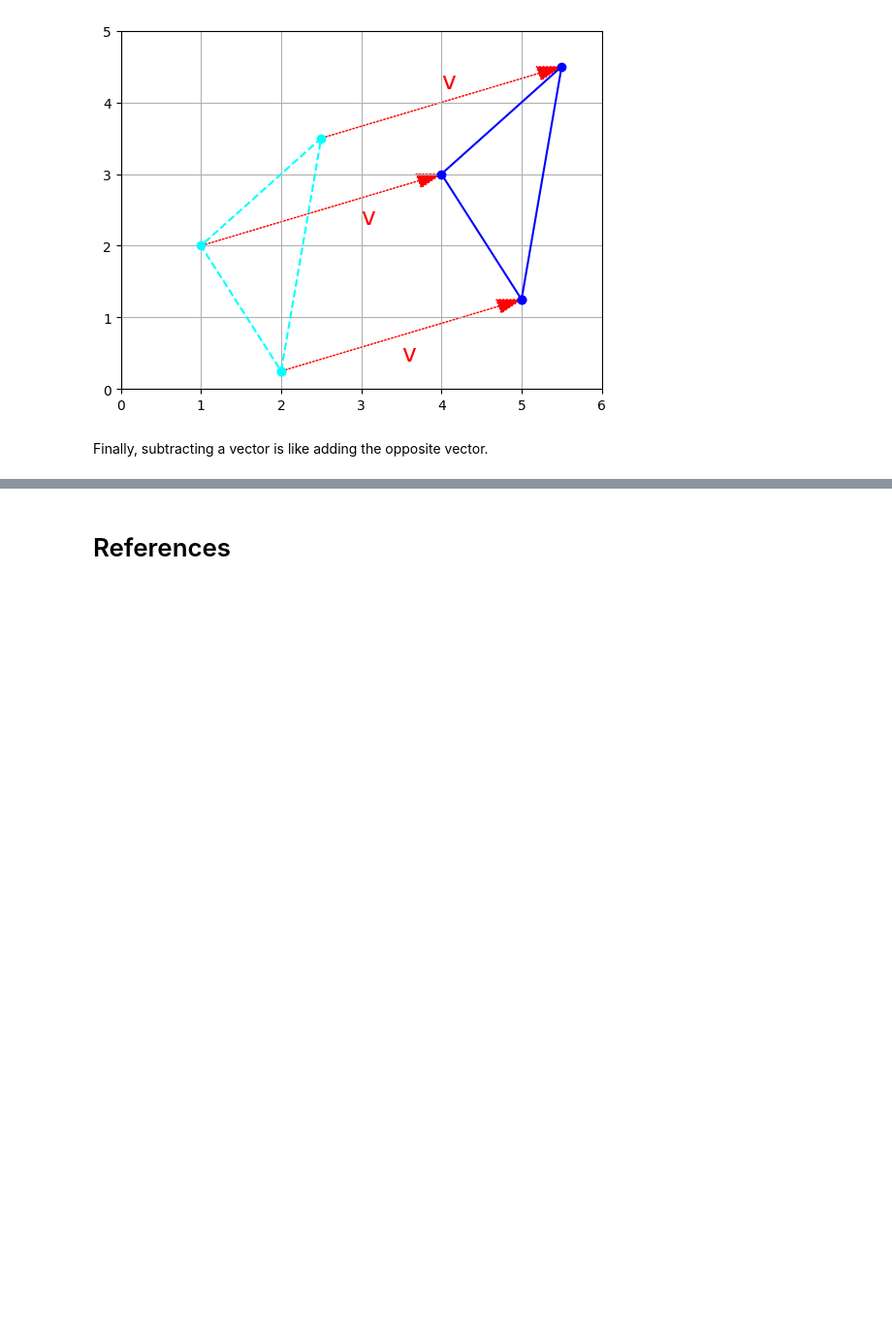
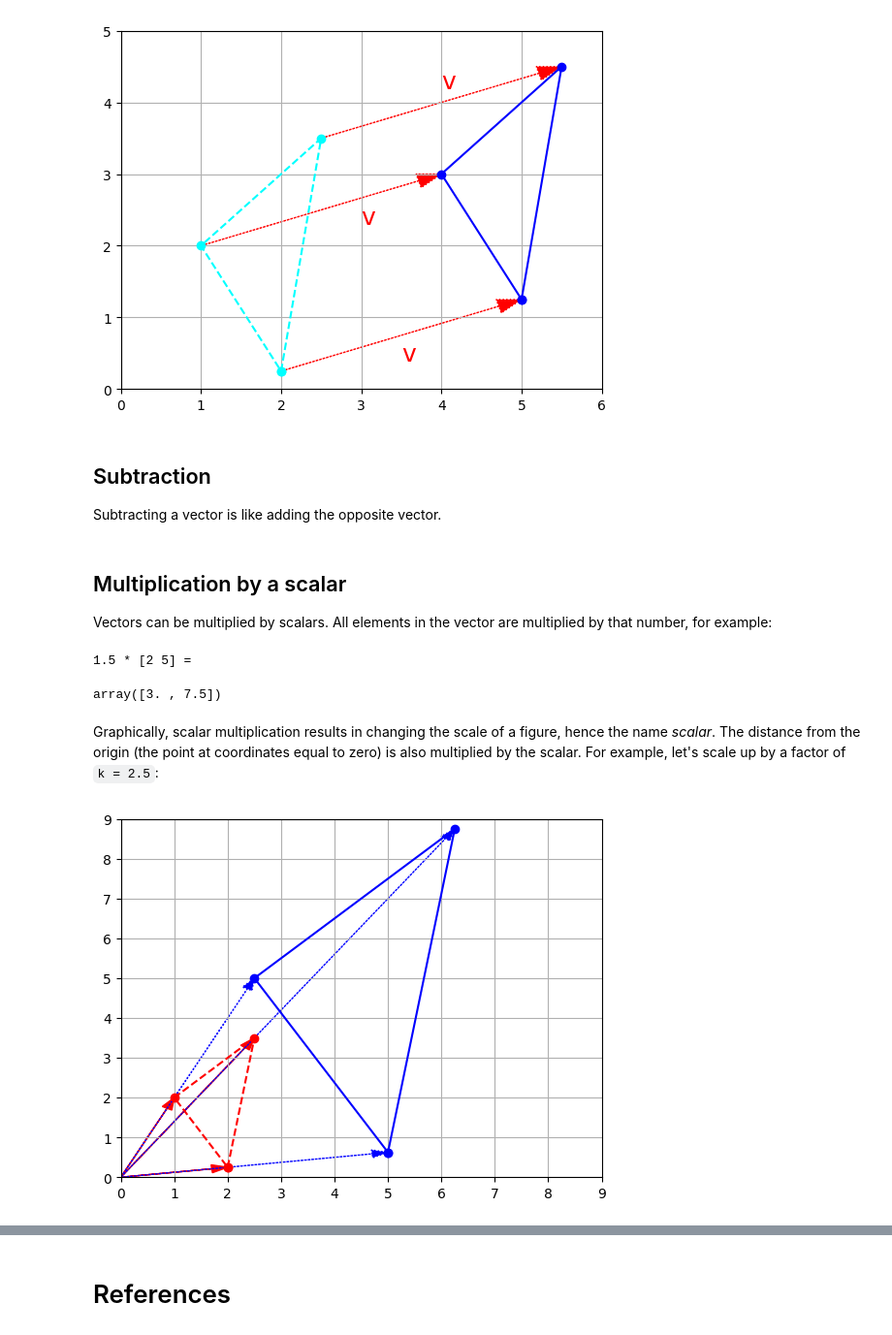
Before and after one commit to ancilcleetus/My-Learning-Journey-in-AI, a Jupyter notebook: Maths/Linear_Algebra.ipynb, the cells around one changed output, grey strips where cells are left out. Shown at 97% size. Saved outputs shown, nothing was run; the diff lists cells and outputs as text; code cells hidden in the pictures; blank space fills up the shorter version.

Commit message:
Added Subtraction, Multiplication by a scalar, Division by a scalar in Maths/Linear_Algebra.ipynb

```diff
--- a/Maths/Linear_Algebra.ipynb
+++ b/Maths/Linear_Algebra.ipynb
@@ -273,4 +276,42 @@ plt.show()
 # %% [output]
 [figure]
 # %% [markdown]
-Finally, subtracting a vector is like adding the opposite vector.
+## Subtraction
+Subtracting a vector is like adding the opposite vector.
+# %% [markdown]
+## Multiplication by a scalar
+Vectors can be multiplied by scalars. All elements in the vector are multiplied by that number, for example:
+# %%
+print("1.5 *", u, "=")
+
+1.5 * u
+# %% [output]
+1.5 * [2 5] =
+array([3. , 7.5])
+# %% [markdown]
+Graphically, scalar multiplication results in changing the scale of a figure, hence the name *scalar*. The distance from the origin (the point at coordinates equal to zero) is also multiplied by the scalar. For example, let's scale up by a factor of `k = 2.5`:
+# %%
+k = 2.5
+t1c = k * t1
+t2c = k * t2
+t3c = k * t3
+
+x_coords, y_coords = zip(t1, t2, t3, t1)  # repeat first point to close the shape
+plt.plot(x_coords, y_coords, linestyle="--", color="red", marker="o")
+
+plot_vector2d(t1, color="red")
+plot_vector2d(t2, color="red")
+plot_vector2d(t3, color="red")
+
+x_coords, y_coords = zip(t1c, t2c, t3c, t1c)  # repeat first point to close the shape
+plt.plot(x_coords, y_coords, linestyle="-", color="blue", marker="o")
+
+plot_vector2d(t1c, color="blue", linestyle=":")
+plot_vector2d(t2c, color="blue", linestyle=":")
+plot_vector2d(t3c, color="blue", linestyle=":")
+
+plt.axis([0, 9, 0, 9])
+plt.grid()
+plt.show()
+# %% [output]
+[figure, added]
```
Also changed, not shown: parts of 3 cells of this notebook.
